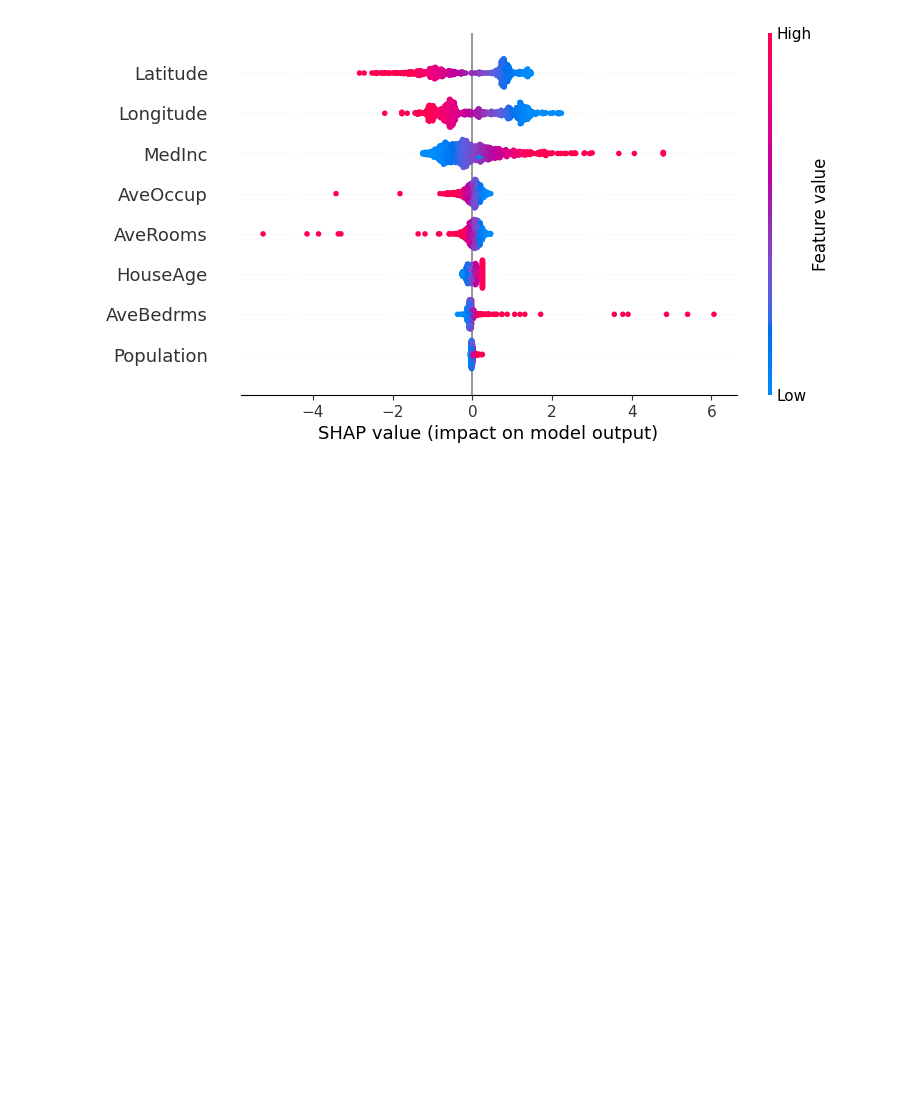
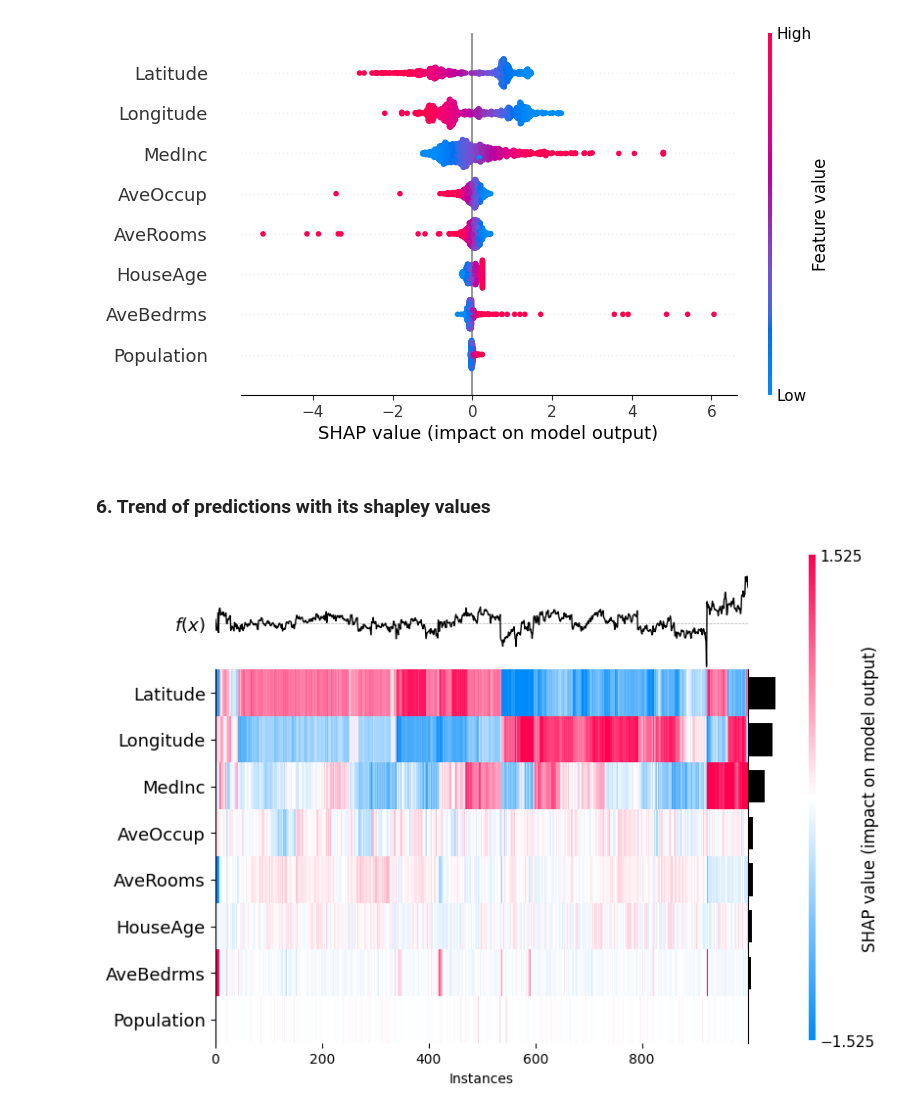
Before and after one commit to joseortegalabra/Explanaible-AI, a Jupyter notebook: 1_shap/2_shap_individual_contribution.ipynb, the cells around one changed output. Cells and saved outputs as stored; diff of their text form; code cells hidden in the pictures; blank space fills up the shorter version.

```diff
--- a/1_shap/2_shap_individual_contribution.ipynb
+++ b/1_shap/2_shap_individual_contribution.ipynb
@@ -273,3 +273,9 @@ En el contexto de SHAP (SHapley Additive exPlanations), un gráfico de enjambre
 shap.plots.beeswarm(shap_values)
 # %% [output]
 [figure]
+# %% [markdown]
+### 6. Trend of predictions with its shapley values
+# %%
+shap.plots.heatmap(shap_values[:1000])
+# %% [output]
+[figure, added]
```
Also changed, not shown: 1 other file.
